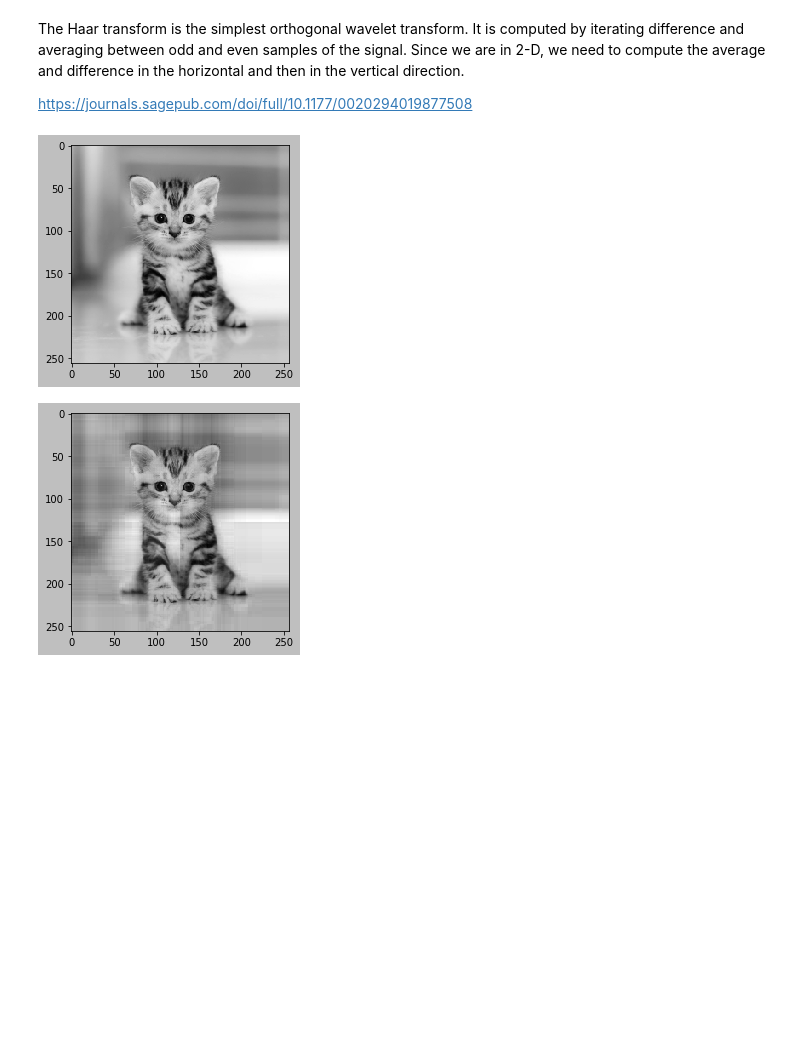
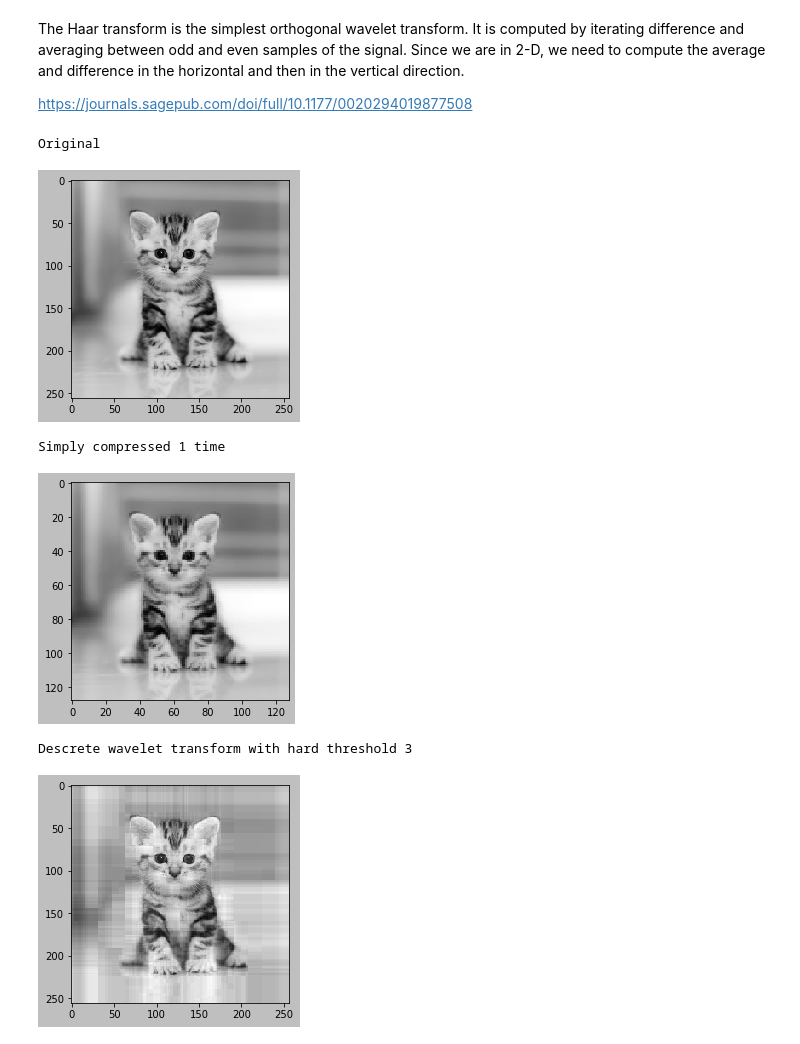
Before and after one commit to polly-morphism/ImageCompression, a Jupyter notebook: WaveletImageCompression.ipynb, the cells around one changed output. Drawn from its saved outputs; the diff is of its cells as text; code cells hidden in the pictures; blank space fills up the shorter version.

```diff
--- a/WaveletImageCompression.ipynb
+++ b/WaveletImageCompression.ipynb
@@ -49,60 +49,55 @@ test = mean(img, 2)
 
 
 def simple_compression(image_matrix):
-    compressed_matrix = array(list(map(lambda x:list(map(lambda i:sum(x[i:i + 2])/2, range(0, 256, 2))), array(list(map(lambda x:list(map(lambda i:sum(x[i:i + 2])/2, range(0, 256, 2))), mean(image_matrix, 2)))).transpose()))).transpose()
+    compressed_matrix = array(list(map(lambda x:list(map(lambda i:sum(x[i:i + 2])/2, range(0, int(shape(image_matrix)[0]), 2))), array(list(map(lambda x:list(map(lambda i:sum(x[i:i + 2])/2, range(0, int(shape(image_matrix)[0]), 2))), mean(image_matrix, 2)))).transpose()))).transpose()
     return compressed_matrix
 
 def wavelet_transform(image_matrix_row):
     averages = [list(image_matrix_row)]
     differences = []
     for i in range(int(log2(shape(image_matrix_row)))):
-        new_avg = []
-        new_dif = []
-        for k in range(0, len(averages[-1]), 2):
-            avg = sum(averages[-1][k:k + 2])/2
-            if i == int(log2(shape(image_matrix_row))) - 2:
-                value = avg
-            new_avg.append(avg)
-            new_dif.append(averages[-1][k:k + 2][0]-avg)
+        new_avg = [sum(averages[-1][k:k + 2])/2 for k in range(0, len(averages[-1]), 2)]
+        new_dif = [averages[-1][k:k + 2][0]-sum(averages[-1][k:k + 2])/2 for k in range(0, len(averages[-1]), 2)]
         differences.insert(0, new_dif)
         averages.append(new_avg)
-    return(reduce(lambda z, y :z + y, [[value,], reduce(lambda z, y :z + y, differences)]))
+    return(reduce(lambda z, y :z + y, [[new_avg[-1],], reduce(lambda z, y :z + y, differences)]))
 
 def hard_thresholding(image_matrix, thresh):
-    threshhold = []
-    for i in image_matrix:
-        i = list(i)
-        new = [0 if absolute(i_) < thresh else i_ for i_ in i]
-        threshhold.append(new)
-    return(threshhold)
+    return([[0 if absolute(i_) < thresh else i_ for i_ in list(i)] for i in image_matrix])
 
 def reverse_wavelet_transform(wavelet_transform_matrix_row):
     retransformed = list(wavelet_transform_matrix_row)
     for i in range(1, int(log2(shape(wavelet_transform_matrix_row)[0]))+1):
         if i == 1:
             retransformed.insert(0, (retransformed[i-1] + retransformed[i]))
             retransformed = retransformed[:2]
         else:
             length = len(retransformed)
             for k in range(length):
                 retransformed.append(retransformed[k] + wavelet_transform_matrix_row[length:length*2][k])
                 retransformed.append(retransformed[k] - wavelet_transform_matrix_row[length:length*2][k])
             retransformed = retransformed[length:]
     return(retransformed)
 
-# wavelet1d = list(map(wavelet_transform, list(test)))
-# wavelet2d = hard_thresholding(list(array(list(map(wavelet_transform, array(list(map(wavelet_transform, list(test)))).transpose()))).transpose()), 1.5)
-# wavelet2d = hard_thresholding(wavelet2d, 1.5)
-# wavelet_reverse_1d = list(map(reverse_wavelet_transform, list(hard_thresholding(list(array(list(map(wavelet_transform, array(list(map(wavelet_transform, list(test)))).transpose()))).transpose()), 1.5))))
-wavelet_reverse_2d = list(array(list(map(reverse_wavelet_transform, array(list(map(reverse_wavelet_transform, list(hard_thresholding(list(array(list(map(wavelet_transform, array(list(map(wavelet_transform, list(test)))).transpose()))).transpose()), 1.5))))).transpose()))).transpose())
+
+wavelet_transform = list(map(reverse_wavelet_transform, array(list(map(reverse_wavelet_transform, list(hard_thresholding(list(map(wavelet_transform, array(list(map(wavelet_transform, test))).transpose())), 3))))).transpose()))
 
 
 plt.style.use('grayscale')
-# img = simple_compression(img)
+print("Original")
 plt.imshow(test)
 plt.show()
-plt.imshow(wavelet_reverse_2d)
+img = simple_compression(cv.imread('182910.jpg'))
+print("Simply compressed 1 time")
+plt.imshow(img)
 plt.show()
+print("Descrete wavelet transform with hard threshold 3")
+plt.imshow(wavelet_transform)
+plt.show()
 # %% [output]
+Original
 [figure]
+Simply compressed 1 time
-[figure, old version]
+[figure, new version]
+Descrete wavelet transform with hard threshold 3
+[figure, added]
```
